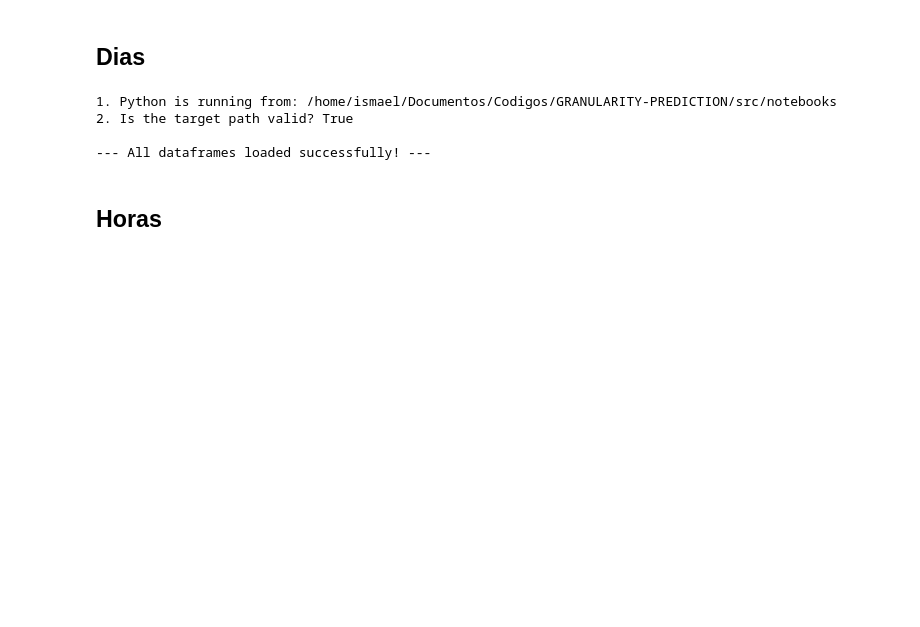
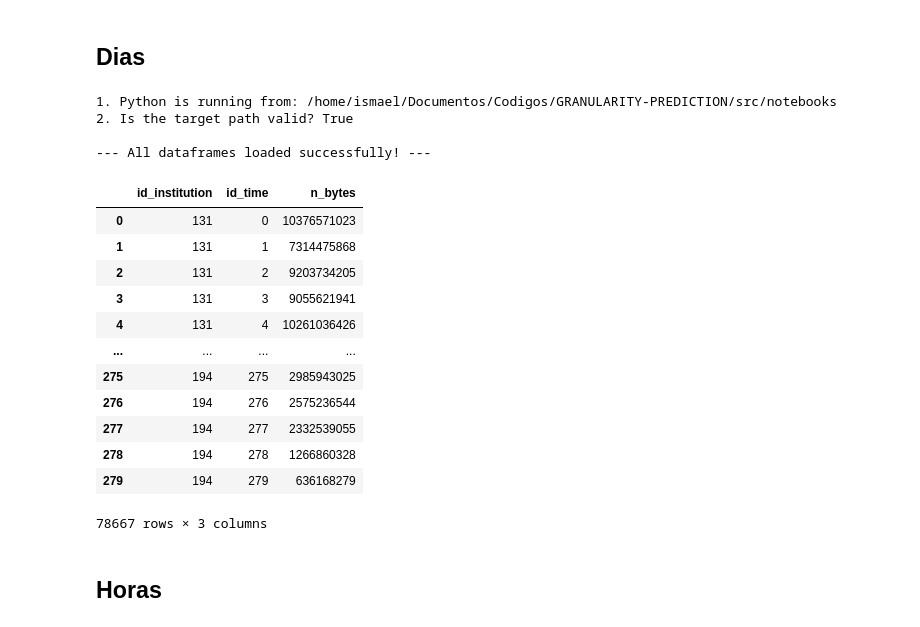
Before and after one commit to LarcesUece/GRANULARITY-PREDICTION, a Jupyter notebook: src/notebooks/analise_granularidade.ipynb, the cells around one changed output. Cells and saved outputs as stored; diff of their text form; code cells hidden in the pictures; blank space fills up the shorter version.

```diff
--- a/src/notebooks/analise_granularidade.ipynb
+++ b/src/notebooks/analise_granularidade.ipynb
@@ -18,17 +18,19 @@ print(f"2. Is the target path valid? {os.path.exists(path)}")
 csv_files = glob.glob(os.path.join(path, "*.csv"))
 
 # 3. Create an empty dictionary to store the dataframes
-dataframes_day = {}
+df_day = pd.DataFrame(columns= ["id_institution", "id_time", "n_bytes"])
 
 # 4. Loop through the list of CSV files
 for file in csv_files:
     # Get the filename without the extension to use as a dictionary key
     # For example, 'path/to/data.csv' becomes 'data'
-    filename = os.path.splitext(os.path.basename(file))[0]
+    filename = str(os.path.splitext(os.path.basename(file))[0])
 
     # Read the CSV file and store it in the dictionary
-    dataframes_day[filename] = pd.read_csv(file)
-    dataframes_day[filename] = dataframes_day[filename][["id_time","n_bytes"]].sort_values(by='id_time')
+    df = pd.read_csv(file)
+    df = df[["id_time","n_bytes"]].sort_values(by='id_time')
+    df["id_institution"] = filename
+    df_day = pd.concat([df_day,df])
 
     #print(f"Loaded '{file}' as dataframe '{filename}'")
 
@@ -40,11 +42,21 @@ print("\n--- All dataframes loaded successfully! ---")
 
 --- All dataframes loaded successfully! ---
 # %%
-df = list(dataframes_day["204"]['id_time'])
-diff = [df[i+1] - df[i] for i in range(len(df)-1)]
-for i in diff:
-    if i > 1:
-        print(i)
+df_day
+# %% [output]
+|  | id_institution | id_time | n_bytes |
+| 0 | 131 | 0 | 10376571023 |
+| 1 | 131 | 1 | 7314475868 |
+| 2 | 131 | 2 | 9203734205 |
+| 3 | 131 | 3 | 9055621941 |
+| 4 | 131 | 4 | 10261036426 |
+| ... | ... | ... | ... |
+| 275 | 194 | 275 | 2985943025 |
+| 276 | 194 | 276 | 2575236544 |
+| 277 | 194 | 277 | 2332539055 |
+| 278 | 194 | 278 | 1266860328 |
+| 279 | 194 | 279 | 636168279 |
+78667 rows × 3 columns
 # %% [markdown]
 ## Horas
 # %%
```
Also changed, not shown: parts of 6 cells of this notebook.
